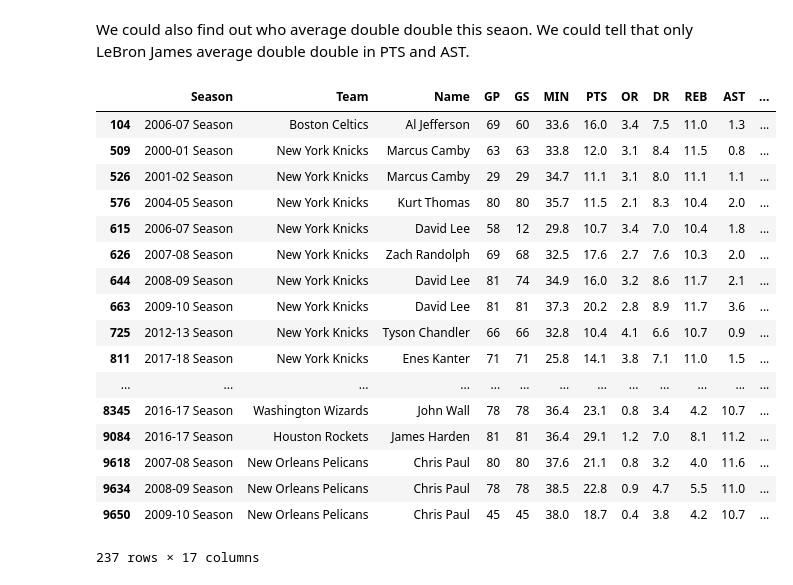
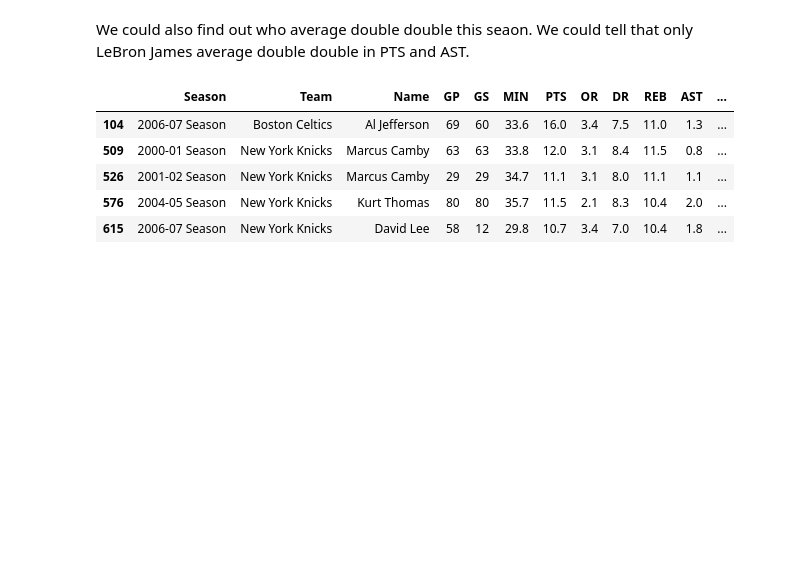
Before and after one commit to joeychen35/Web-Scraping, a Jupyter notebook: Web Scraping Last 20 Regular Season NBA Players Stats.ipynb, the cells around one changed output. Saved outputs shown, nothing was run; the diff lists cells and outputs as text; code cells hidden in the pictures; blank space fills up the shorter version.

```diff
--- a/Web Scraping Last 20 Regular Season NBA Players Stats.ipynb
+++ b/Web Scraping Last 20 Regular Season NBA Players Stats.ipynb
@@ -148,24 +148,12 @@ We could also find out who average double double this seaon. We could tell that
 # %%
 df_pts_reb = df_gp20.loc[(df['PTS'] > 10) & (df['REB'] >10 ), ] #Players who average double double in PTS and REB
 df_pts_ast = df_gp20.loc[(df['PTS'] > 10) & (df['AST'] >10 ), ] #Players who average double double in PTS and AST
 
-df_pts_reb.append(df_pts_ast) # Appending both dataframe together
+df_pts_reb.append(df_pts_ast).head() # Appending both dataframe together
 # %% [output]
 |  | Season | Team | Name | GP | GS | MIN | PTS | OR | DR | REB | AST | ... |
 | 104 | 2006-07 Season | Boston Celtics | Al Jefferson | 69 | 60 | 33.6 | 16.0 | 3.4 | 7.5 | 11.0 | 1.3 | ... |
 | 509 | 2000-01 Season | New York Knicks | Marcus Camby | 63 | 63 | 33.8 | 12.0 | 3.1 | 8.4 | 11.5 | 0.8 | ... |
 | 526 | 2001-02 Season | New York Knicks | Marcus Camby | 29 | 29 | 34.7 | 11.1 | 3.1 | 8.0 | 11.1 | 1.1 | ... |
 | 576 | 2004-05 Season | New York Knicks | Kurt Thomas | 80 | 80 | 35.7 | 11.5 | 2.1 | 8.3 | 10.4 | 2.0 | ... |
 | 615 | 2006-07 Season | New York Knicks | David Lee | 58 | 12 | 29.8 | 10.7 | 3.4 | 7.0 | 10.4 | 1.8 | ... |
-| 626 | 2007-08 Season | New York Knicks | Zach Randolph | 69 | 68 | 32.5 | 17.6 | 2.7 | 7.6 | 10.3 | 2.0 | ... |
-| 644 | 2008-09 Season | New York Knicks | David Lee | 81 | 74 | 34.9 | 16.0 | 3.2 | 8.6 | 11.7 | 2.1 | ... |
-| 663 | 2009-10 Season | New York Knicks | David Lee | 81 | 81 | 37.3 | 20.2 | 2.8 | 8.9 | 11.7 | 3.6 | ... |
-| 725 | 2012-13 Season | New York Knicks | Tyson Chandler | 66 | 66 | 32.8 | 10.4 | 4.1 | 6.6 | 10.7 | 0.9 | ... |
-| 811 | 2017-18 Season | New York Knicks | Enes Kanter | 71 | 71 | 25.8 | 14.1 | 3.8 | 7.1 | 11.0 | 1.5 | ... |
-| ... | ... | ... | ... | ... | ... | ... | ... | ... | ... | ... | ... | ... |
-| 8345 | 2016-17 Season | Washington Wizards | John Wall | 78 | 78 | 36.4 | 23.1 | 0.8 | 3.4 | 4.2 | 10.7 | ... |
-| 9084 | 2016-17 Season | Houston Rockets | James Harden | 81 | 81 | 36.4 | 29.1 | 1.2 | 7.0 | 8.1 | 11.2 | ... |
-| 9618 | 2007-08 Season | New Orleans Pelicans | Chris Paul | 80 | 80 | 37.6 | 21.1 | 0.8 | 3.2 | 4.0 | 11.6 | ... |
-| 9634 | 2008-09 Season | New Orleans Pelicans | Chris Paul | 78 | 78 | 38.5 | 22.8 | 0.9 | 4.7 | 5.5 | 11.0 | ... |
-| 9650 | 2009-10 Season | New Orleans Pelicans | Chris Paul | 45 | 45 | 38.0 | 18.7 | 0.4 | 3.8 | 4.2 | 10.7 | ... |
-237 rows × 17 columns
```
Also changed, not shown: parts of 1 cell of this notebook.
